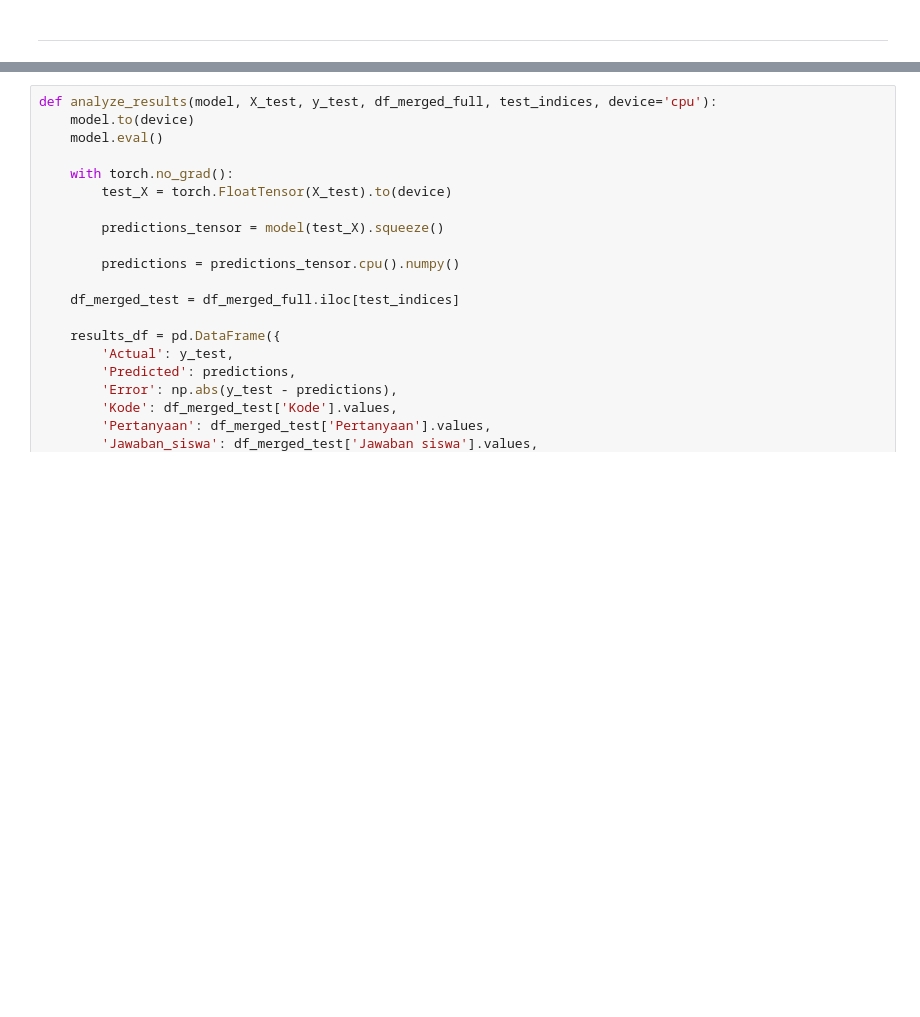
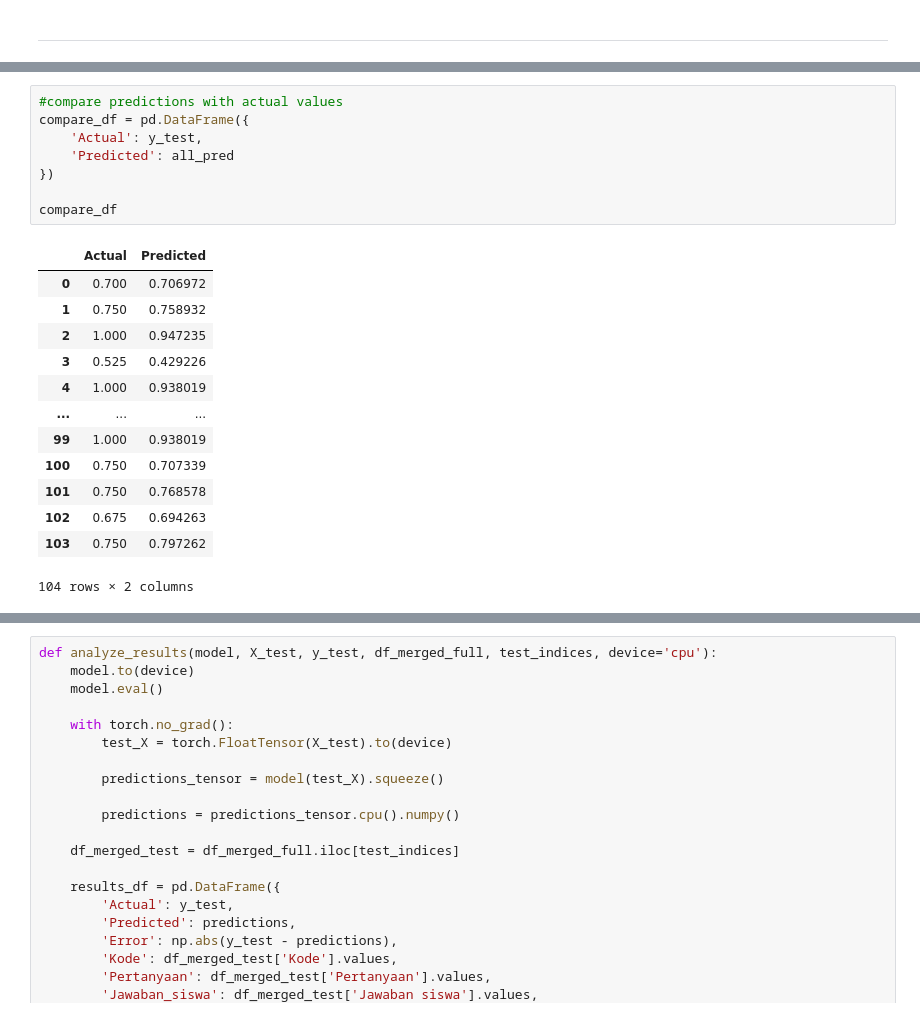
Before and after one commit to Vall-Here/nlp-essay-scoring-sentence-bert-project, a Jupyter notebook: AES/AES-BERT INDO.ipynb, the cells around one changed output, grey strips where cells are left out. Cells and saved outputs as stored; diff of their text form; blank space fills up the shorter version.

```diff
--- a/AES/AES-BERT INDO.ipynb
+++ b/AES/AES-BERT INDO.ipynb
@@ -918,0 +945,22 @@ R2 Score: 0.5727
+# %%
+#compare predictions with actual values
+compare_df = pd.DataFrame({
+    'Actual': y_test,
+    'Predicted': all_pred
+})
+
+compare_df
+# %% [output]
+|  | Actual | Predicted |
+| 0 | 0.700 | 0.706972 |
+| 1 | 0.750 | 0.758932 |
+| 2 | 1.000 | 0.947235 |
+| 3 | 0.525 | 0.429226 |
+| 4 | 1.000 | 0.938019 |
+| ... | ... | ... |
+| 99 | 1.000 | 0.938019 |
+| 100 | 0.750 | 0.707339 |
+| 101 | 0.750 | 0.768578 |
+| 102 | 0.675 | 0.694263 |
+| 103 | 0.750 | 0.797262 |
+104 rows × 2 columns
```
Also changed, not shown: parts of 22 cells of this notebook, 3 other files.
